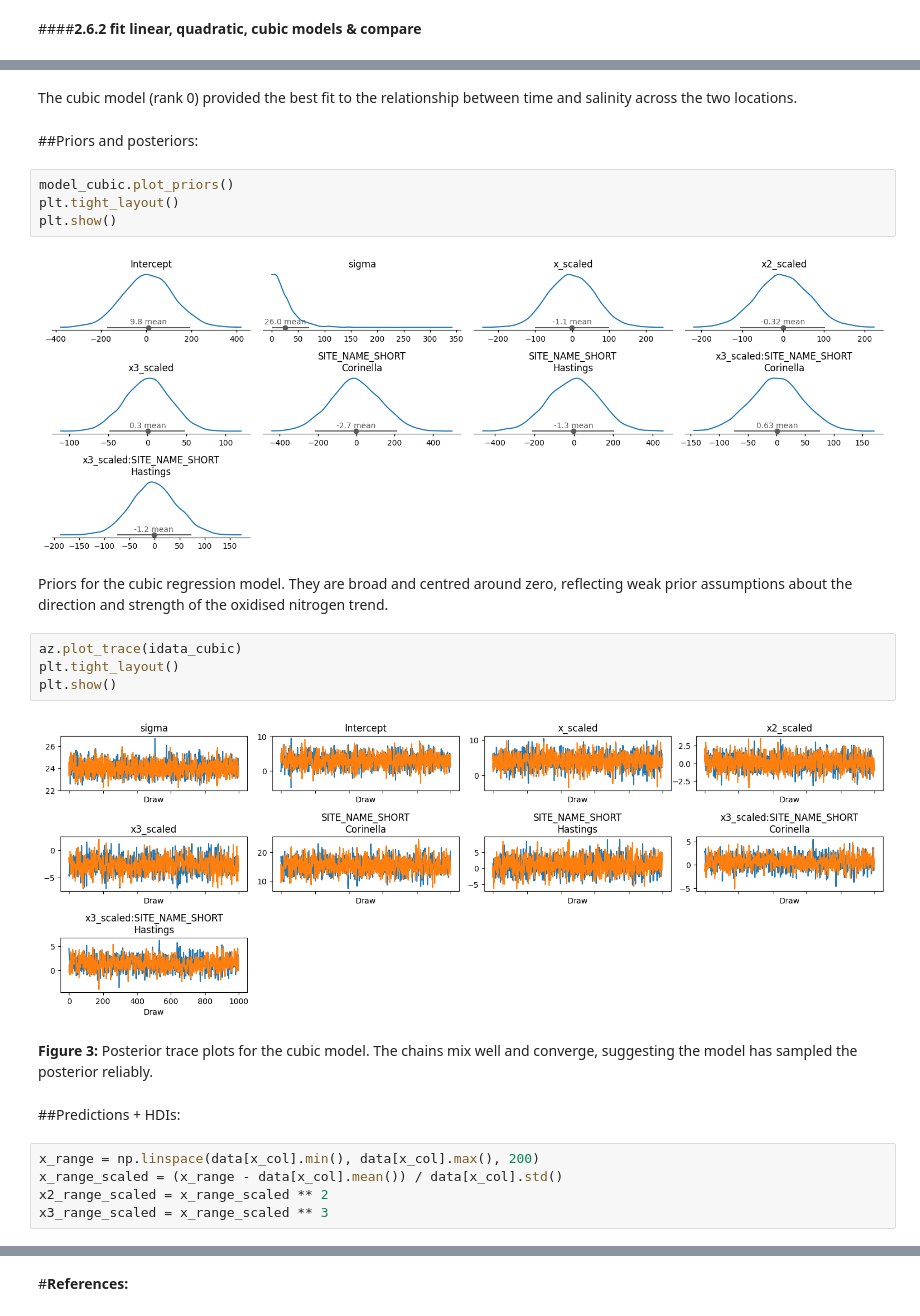
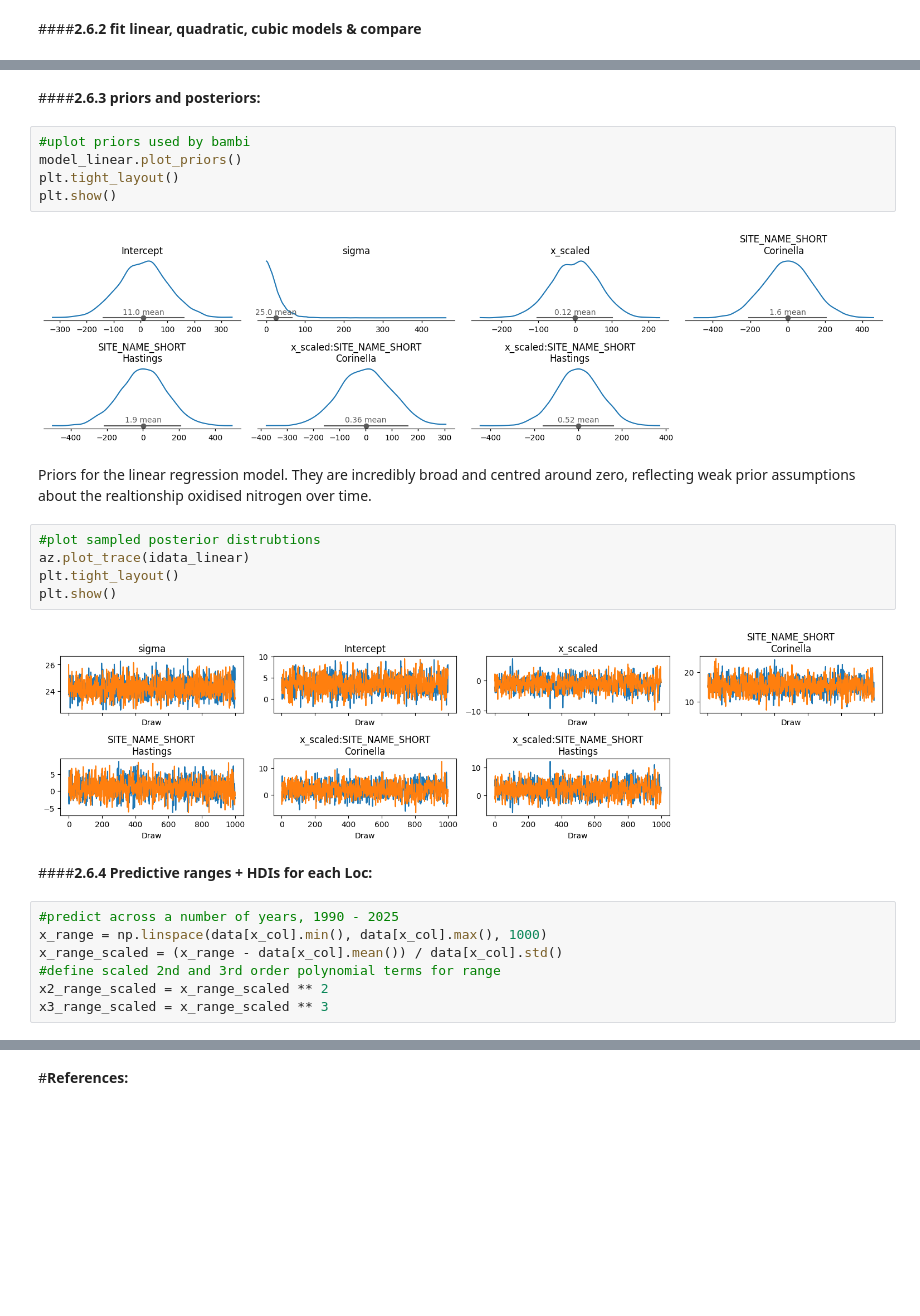
Before and after one commit to me1-3/Emsc2010-A3, a Jupyter notebook: Copy_of_a3_oxidised_nitrogen.ipynb, the cells around one changed output, grey strips where cells are left out. Saved outputs shown, nothing was run; the diff lists cells and outputs as text; blank space fills up the shorter version.

```diff
--- a/Copy_of_a3_oxidised_nitrogen.ipynb
+++ b/Copy_of_a3_oxidised_nitrogen.ipynb
@@ -462,28 +470,28 @@ cmp
-# %% [markdown]
-The cubic model (rank 0) provided the best fit to the relationship between time and salinity across the two locations.
 # %% [markdown]
-##Priors and posteriors:
+####**2.6.3 priors and posteriors:**
 # %%
-model_cubic.plot_priors()
+#uplot priors used by bambi
+model_linear.plot_priors()
 plt.tight_layout()
 plt.show()
 # %% [output]
-[figure, old version]
+[figure, new version]
 # %% [markdown]
- Priors for the cubic regression model. They are broad and centred around zero, reflecting weak prior assumptions about the direction and strength of the oxidised nitrogen trend.
+ Priors for the linear regression model. They are incredibly broad and centred around zero, reflecting weak prior assumptions about the realtionship oxidised nitrogen over time.
 # %%
-az.plot_trace(idata_cubic)
+#plot sampled posterior distrubtions
+az.plot_trace(idata_linear)
 plt.tight_layout()
 plt.show()
 # %% [output]
-[figure, old version]
+[figure, new version]
-# %% [markdown]
-**Figure 3:** Posterior trace plots for the cubic model. The chains mix well and converge, suggesting the model has sampled the posterior reliably.
-# %% [markdown]
-##Predictions + HDIs:
+# %% [markdown]
+####**2.6.4 Predictive ranges + HDIs for each Loc:**
 # %%
-x_range = np.linspace(data[x_col].min(), data[x_col].max(), 200)
+#predict across a number of years, 1990 - 2025
+x_range = np.linspace(data[x_col].min(), data[x_col].max(), 1000)
 x_range_scaled = (x_range - data[x_col].mean()) / data[x_col].std()
+#define scaled 2nd and 3rd order polynomial terms for range
 x2_range_scaled = x_range_scaled ** 2
 x3_range_scaled = x_range_scaled ** 3
 # %%
```
Also changed, not shown: parts of 26 cells of this notebook.
